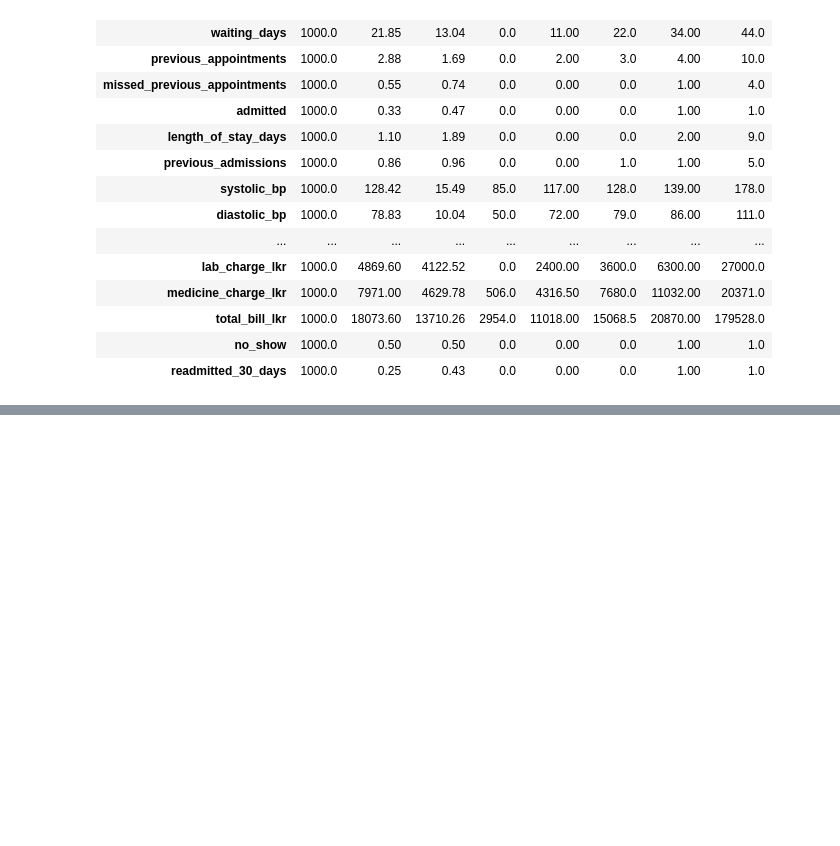
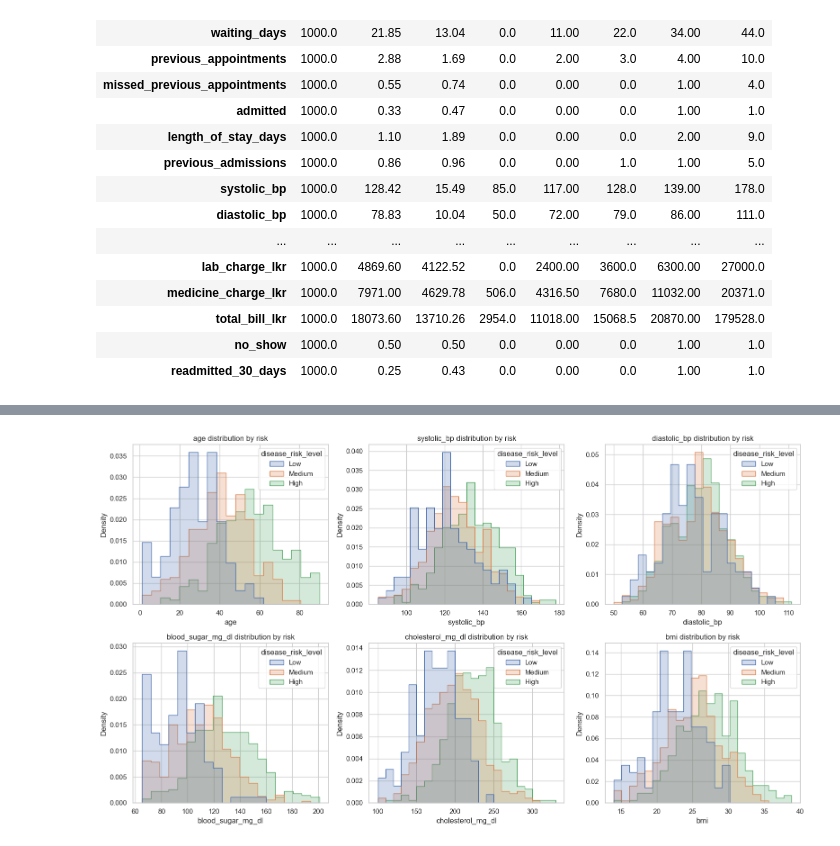
Before and after one commit to waruna-2003/smartcare-ai-risk-classification, a Jupyter notebook: smartcare_option_c_complete.ipynb, the cells around one changed output, grey strips where cells are left out. Saved outputs shown, nothing was run; the diff lists cells and outputs as text; code cells hidden in the pictures; blank space fills up the shorter version.

```diff
--- a/smartcare_option_c_complete.ipynb
+++ b/smartcare_option_c_complete.ipynb
@@ -147,0 +347,16 @@ Categorical/date columns (11): ['patient_id', 'gender', 'blood_group', 'departme
+# %%
+# Histograms of clinical features by risk level
+clinical_numeric = [
+    "age", "systolic_bp", "diastolic_bp",
+    "blood_sugar_mg_dl", "cholesterol_mg_dl", "bmi"
+]
+
+fig, axes = plt.subplots(2, 3, figsize=(16, 9))
+for column, ax in zip(clinical_numeric, axes.flat):
+    sns.histplot(data=df, x=column, hue=TARGET, hue_order=RISK_ORDER,
+                 element="step", stat="density", common_norm=False, ax=ax)
+    ax.set_title(f"{column} distribution by risk")
+plt.tight_layout()
+plt.show()
+# %% [output]
+[figure, added]
```
Also changed, not shown: parts of 17 cells of this notebook.
